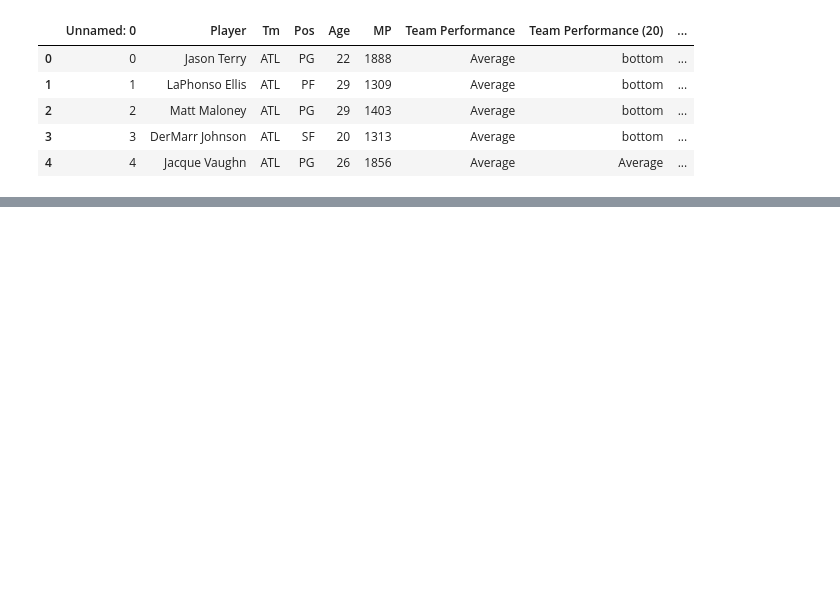
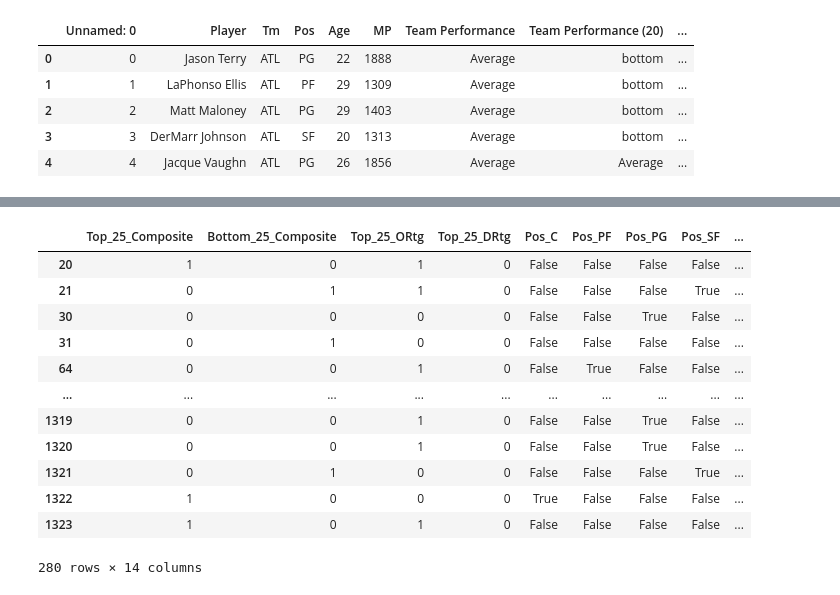
Before and after one commit to izyuan/Impact-of-Sixth-Men, a Jupyter notebook: analysis/associations_mining.ipynb, the cells around one changed output, grey strips where cells are left out. Saved outputs shown, nothing was run; the diff lists cells and outputs as text; code cells hidden in the pictures; blank space fills up the shorter version.

```diff
--- a/analysis/associations_mining.ipynb
+++ b/analysis/associations_mining.ipynb
@@ -35,0 +200,20 @@ Name: count, dtype: int64
+# %%
+df_top_teams = df[df['Perf_top'] == 1]
+df_bottom_teams = df[df['Perf_bottom'] == 1]
+
+
+df_top_teams
+# %% [output]
+|  | Top_25_Composite | Bottom_25_Composite | Top_25_ORtg | Top_25_DRtg | Pos_C | Pos_PF | Pos_PG | Pos_SF | ... |
+| 20 | 1 | 0 | 1 | 0 | False | False | False | False | ... |
+| 21 | 0 | 1 | 1 | 0 | False | False | False | True | ... |
+| 30 | 0 | 0 | 0 | 0 | False | False | True | False | ... |
+| 31 | 0 | 1 | 0 | 0 | False | False | False | False | ... |
+| 64 | 0 | 0 | 1 | 0 | False | True | False | False | ... |
+| ... | ... | ... | ... | ... | ... | ... | ... | ... | ... |
+| 1319 | 0 | 0 | 1 | 0 | False | False | True | False | ... |
+| 1320 | 0 | 0 | 1 | 0 | False | False | True | False | ... |
+| 1321 | 0 | 1 | 0 | 0 | False | False | False | True | ... |
+| 1322 | 1 | 0 | 0 | 0 | True | False | False | False | ... |
+| 1323 | 1 | 0 | 1 | 0 | False | False | False | False | ... |
+280 rows × 14 columns
```
Also changed, not shown: parts of 20 cells of this notebook, 3 other files.
